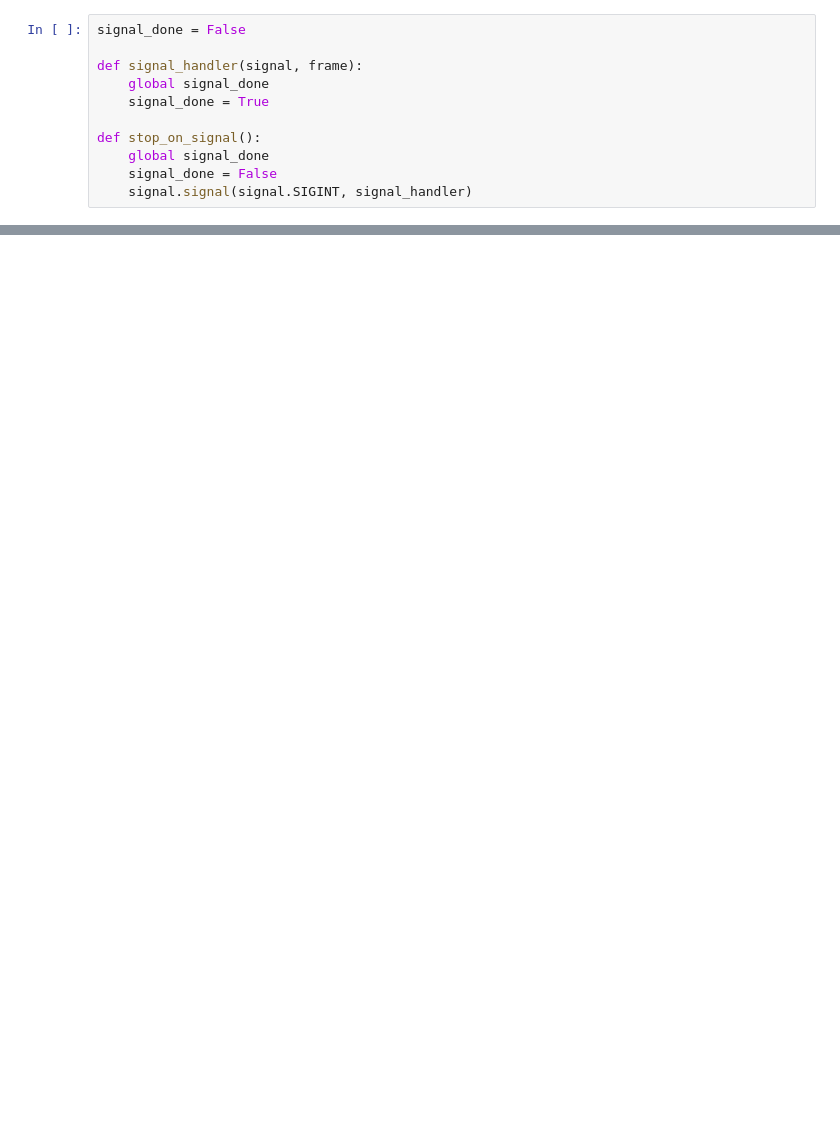
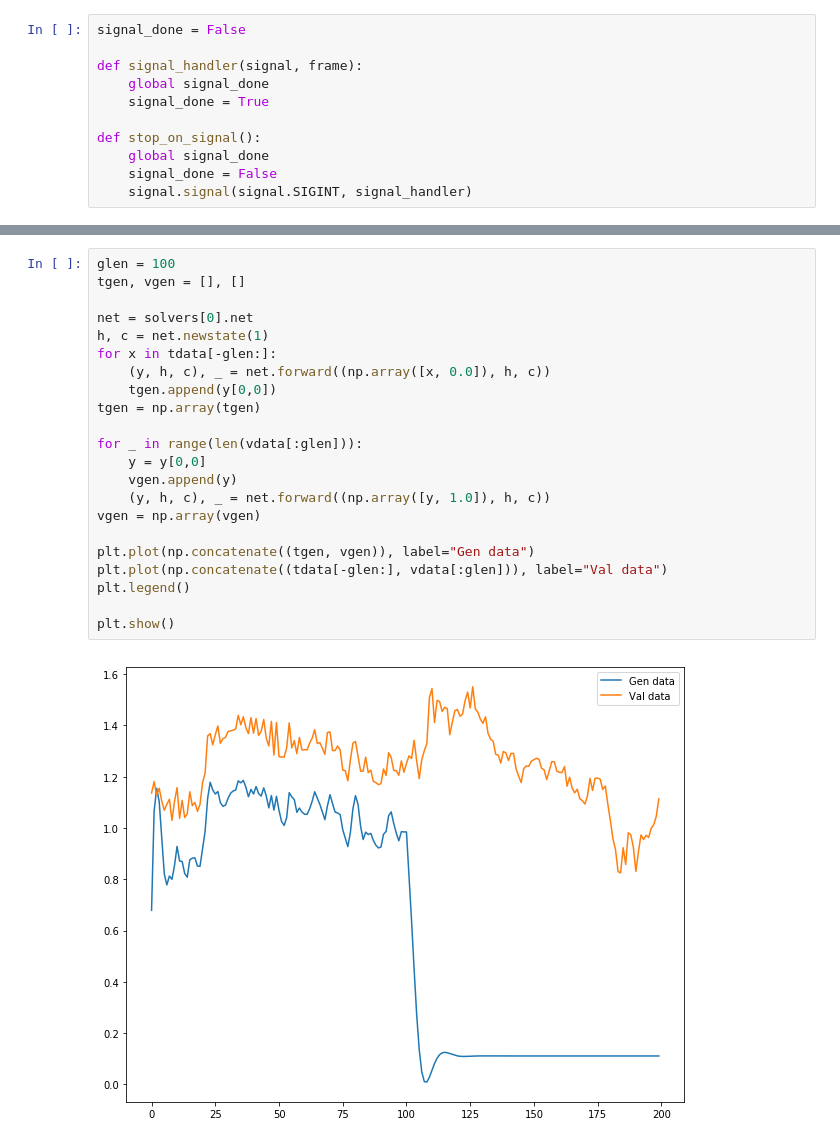
Before and after one commit to agerasev/neural, a Jupyter notebook: chart.ipynb, the cells around one changed output, grey strips where cells are left out. Drawn from its saved outputs; the diff is of its cells as text; blank space fills up the shorter version.

```diff
--- a/chart.ipynb
+++ b/chart.ipynb
@@ -105,0 +117,24 @@ pos = run_solvers(solvers, seqlen, pos)
+# %%
+glen = 100
+tgen, vgen = [], []
+
+net = solvers[0].net
+h, c = net.newstate(1)
+for x in tdata[-glen:]:
+    (y, h, c), _ = net.forward((np.array([x, 0.0]), h, c))
+    tgen.append(y[0,0])
+tgen = np.array(tgen)
+
+for _ in range(len(vdata[:glen])):
+    y = y[0,0]
+    vgen.append(y)
+    (y, h, c), _ = net.forward((np.array([y, 1.0]), h, c))
+vgen = np.array(vgen)
+
+plt.plot(np.concatenate((tgen, vgen)), label="Gen data")
+plt.plot(np.concatenate((tdata[-glen:], vdata[:glen])), label="Val data")
+plt.legend()
+
+plt.show()
+# %% [output]
+[figure, added]
```
Also changed, not shown: parts of 8 cells of this notebook, 3 other files.
